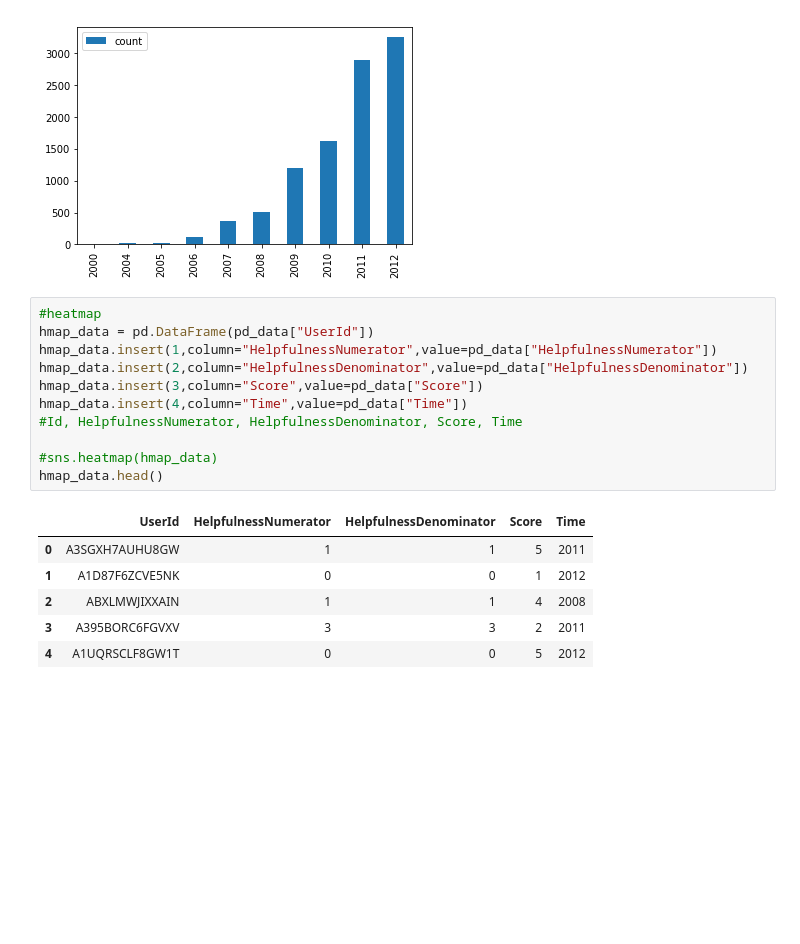
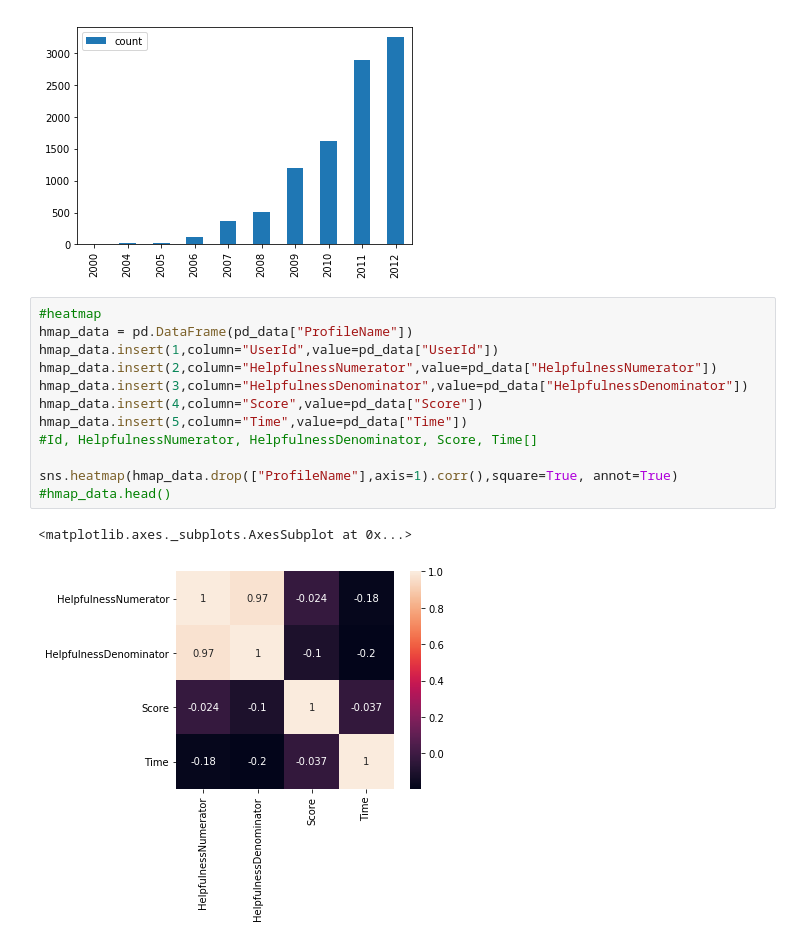
Before and after one commit to ffbvjmso/FDA-Homework, a Jupyter notebook: FDA_HW1.ipynb, the cells around one changed output. Cells and saved outputs as stored; diff of their text form; blank space fills up the shorter version.

```diff
--- a/FDA_HW1.ipynb
+++ b/FDA_HW1.ipynb
@@ -124,19 +124,16 @@ plt_time.plot.bar()
 [figure]
 # %%
 #heatmap
-hmap_data = pd.DataFrame(pd_data["UserId"])
-hmap_data.insert(1,column="HelpfulnessNumerator",value=pd_data["HelpfulnessNumerator"])
-hmap_data.insert(2,column="HelpfulnessDenominator",value=pd_data["HelpfulnessDenominator"])
-hmap_data.insert(3,column="Score",value=pd_data["Score"])
-hmap_data.insert(4,column="Time",value=pd_data["Time"])
-#Id, HelpfulnessNumerator, HelpfulnessDenominator, Score, Time
+hmap_data = pd.DataFrame(pd_data["ProfileName"])
+hmap_data.insert(1,column="UserId",value=pd_data["UserId"])
+hmap_data.insert(2,column="HelpfulnessNumerator",value=pd_data["HelpfulnessNumerator"])
+hmap_data.insert(3,column="HelpfulnessDenominator",value=pd_data["HelpfulnessDenominator"])
+hmap_data.insert(4,column="Score",value=pd_data["Score"])
+hmap_data.insert(5,column="Time",value=pd_data["Time"])
+#Id, HelpfulnessNumerator, HelpfulnessDenominator, Score, Time[]
 
-#sns.heatmap(hmap_data)
-hmap_data.head()
+sns.heatmap(hmap_data.drop(["ProfileName"],axis=1).corr(),square=True, annot=True)
+#hmap_data.head()
 # %% [output]
-|  | UserId | HelpfulnessNumerator | HelpfulnessDenominator | Score | Time |
-| 0 | A3SGXH7AUHU8GW | 1 | 1 | 5 | 2011 |
-| 1 | A1D87F6ZCVE5NK | 0 | 0 | 1 | 2012 |
-| 2 | ABXLMWJIXXAIN | 1 | 1 | 4 | 2008 |
-| 3 | A395BORC6FGVXV | 3 | 3 | 2 | 2011 |
-| 4 | A1UQRSCLF8GW1T | 0 | 0 | 5 | 2012 |
+<matplotlib.axes._subplots.AxesSubplot at 0x...>
+[figure, added]
```
